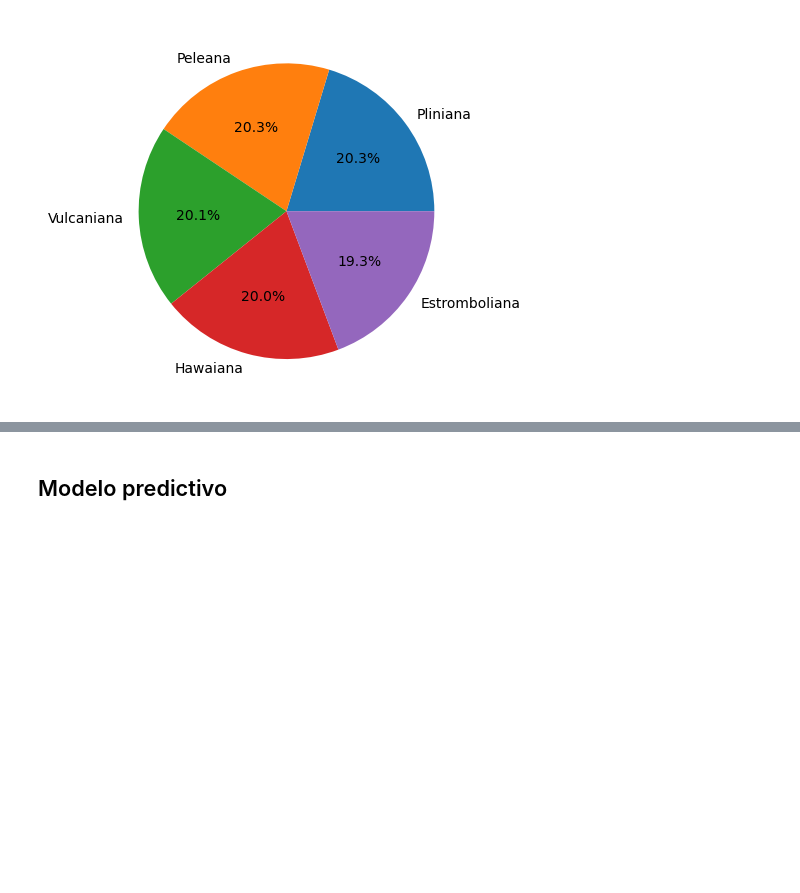
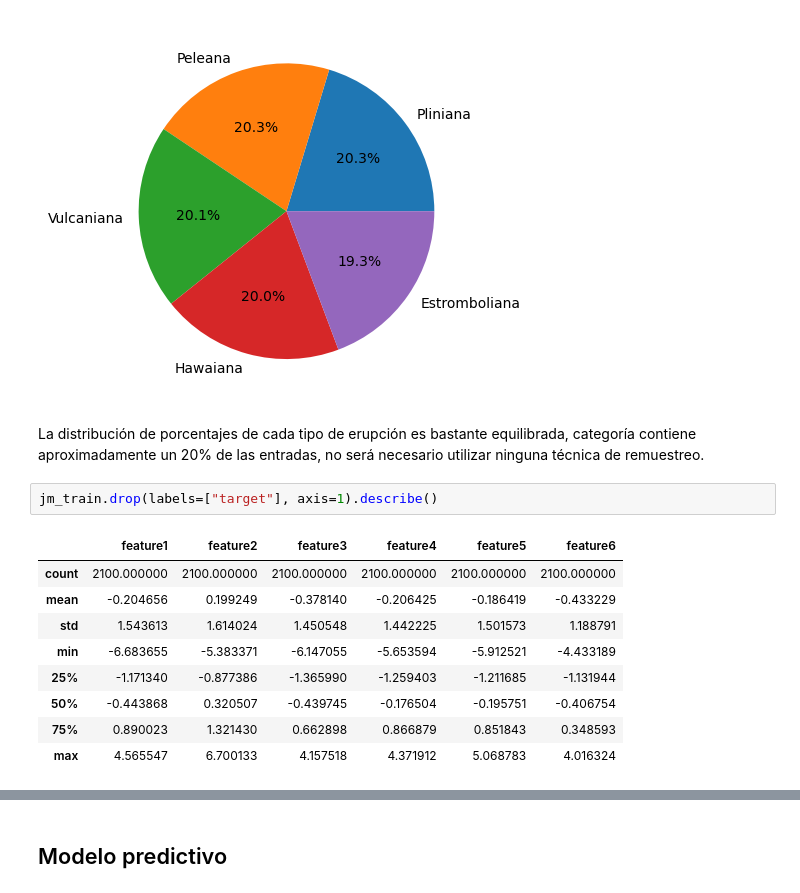
Before and after one commit to hinojosaad/erupciones_volcanicas, a Jupyter notebook: Erupciones_volcanicas.ipynb, the cells around one changed output, grey strips where cells are left out. Saved outputs shown, nothing was run; the diff lists cells and outputs as text; blank space fills up the shorter version.

```diff
--- a/Erupciones_volcanicas.ipynb
+++ b/Erupciones_volcanicas.ipynb
@@ -58,6 +53,20 @@ plt.pie(pie_chart,autopct="%1.1f%%", labels = ["Pliniana","Peleana","Vulcaniana"
 plt.show()
 # %% [output]
 [figure]
+# %% [markdown]
+La distribución de porcentajes de cada tipo de erupción es bastante equilibrada, categoría contiene aproximadamente un 20% de las entradas, no será necesario utilizar ninguna técnica de remuestreo.
+# %%
+jm_train.drop(labels=["target"], axis=1).describe()
+# %% [output]
+|  | feature1 | feature2 | feature3 | feature4 | feature5 | feature6 |
+| count | 2100.000000 | 2100.000000 | 2100.000000 | 2100.000000 | 2100.000000 | 2100.000000 |
+| mean | -0.204656 | 0.199249 | -0.378140 | -0.206425 | -0.186419 | -0.433229 |
+| std | 1.543613 | 1.614024 | 1.450548 | 1.442225 | 1.501573 | 1.188791 |
+| min | -6.683655 | -5.383371 | -6.147055 | -5.653594 | -5.912521 | -4.433189 |
+| 25% | -1.171340 | -0.877386 | -1.365990 | -1.259403 | -1.211685 | -1.131944 |
+| 50% | -0.443868 | 0.320507 | -0.439745 | -0.176504 | -0.195751 | -0.406754 |
+| 75% | 0.890023 | 1.321430 | 0.662898 | 0.866879 | 0.851843 | 0.348593 |
+| max | 4.565547 | 6.700133 | 4.157518 | 4.371912 | 5.068783 | 4.016324 |
 # %%
 fig, axs = plt.subplots(2, 3, figsize=(12,8))
 
```
Also changed, not shown: parts of 24 cells of this notebook.
